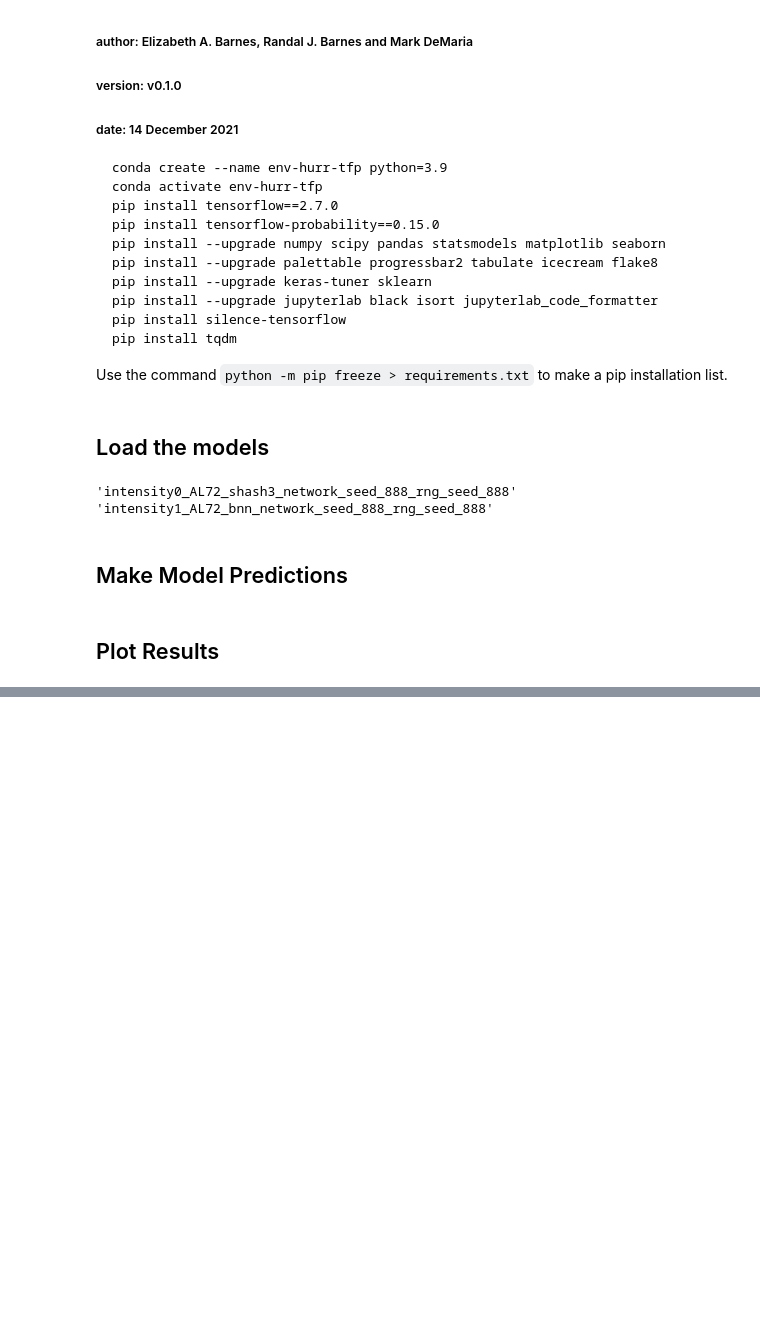
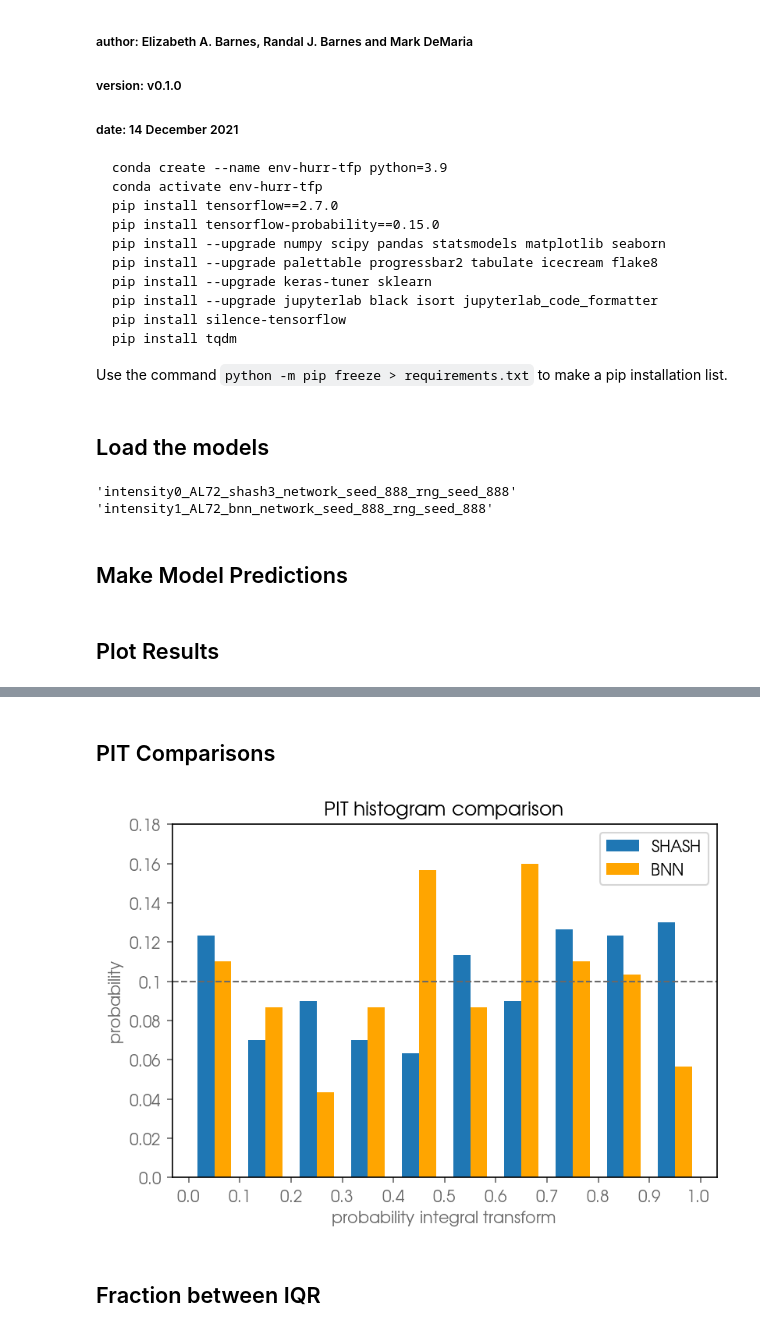
Before and after one commit to eabarnes1010/hurricane_uqcomparisons, a Jupyter notebook: analyze_models.ipynb, the cells around one changed output, grey strips where cells are left out. Saved outputs shown, nothing was run; the diff lists cells and outputs as text; code cells hidden in the pictures; blank space fills up the shorter version.

```diff
--- a/analyze_models.ipynb
+++ b/analyze_models.ipynb
@@ -205,0 +271,77 @@ plt.show()
+# %% [markdown]
+## PIT Comparisons
+# %%
+bins = np.linspace(0, 1, 11)
+bins_inc = bins[1]-bins[0]
+
+
+# SHASH PIT COMPUTATION
+shash_pred = model_shash.predict(x_val)
+mu = shash_pred[:,0]
+sigma = shash_pred[:,1]
+gamma = shash_pred[:,2]
+tau = np.ones(np.shape(mu))
+F = shash.cdf(onehot_val[:,0], mu, sigma, gamma, tau)
+hist_shash = np.histogram(F,
+                          bins,
+                          weights=np.ones_like(F)/float(len(F)),
+                         )
+# plt.plot(hist_shash[1][:-1]+bins_inc/2,
+#          hist_shash[0],
+#          's-',
+#          color='tab:blue',
+#          label='SHASH',
+#         )
+plt.bar(hist_shash[1][:-1]+bins_inc/6+bins_inc/6,
+         hist_shash[0],
+         width=bins_inc/3,
+         color='tab:blue',
+         label='SHASH',
+        )
+
+
+
+# BNN PIT COMPUTATION
+bnn_cdf = np.zeros((np.shape(bnn_cpd)[0],))
+for sample in np.arange(0,np.shape(bnn_cpd)[0]):
+    i = np.where(onehot_val[sample,0]<bnn_cpd[sample,:])[0]
+    bnn_cdf[sample] = len(i)/np.shape(bnn_cpd)[1]
+
+hist_bnn = np.histogram(bnn_cdf,
+                        bins,
+                        weights=np.ones_like(bnn_cdf)/float(len(bnn_cdf)),
+                       )
+# plt.plot(hist_bnn[1][:-1]+bins_inc/2,
+#          hist_bnn[0],
+#          's-',
+#          color='orange',
+#          label='BNN',
+#         )
+plt.bar(hist_bnn[1][:-1]+3*bins_inc/6+bins_inc/6,
+         hist_bnn[0],
+         width=bins_inc/3,
+         color='orange',
+         label='BNN',
+        )
+
+# make the figure pretty
+plt.axhline(y=.1,
+            linestyle='--',
+            color='dimgray',
+            linewidth=1.,
+           )
+
+plt.xticks(bins,np.around(bins,1))
+ax = plt.gca()
+yticks = np.around(ax.get_yticks(),2)
+plt.yticks(yticks,yticks)
+
+plt.xlabel('probability integral transform')
+plt.ylabel('probability')
+plt.legend()
+plt.title('PIT histogram comparison')
+plt.show()
+# %% [output]
+[figure, added]
+# %% [markdown]
+## Fraction between IQR
```
Also changed, not shown: parts of 7 cells of this notebook, 1 other file.
